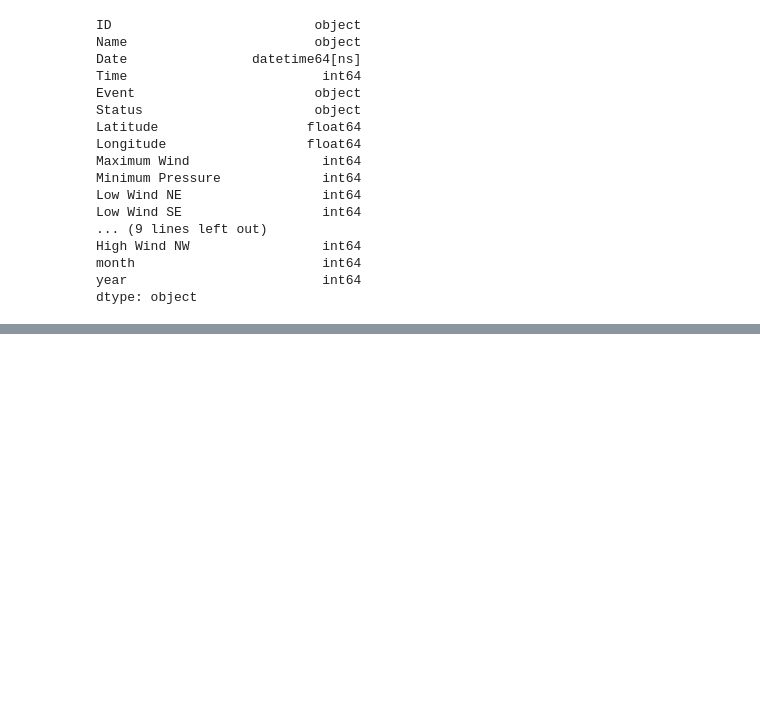
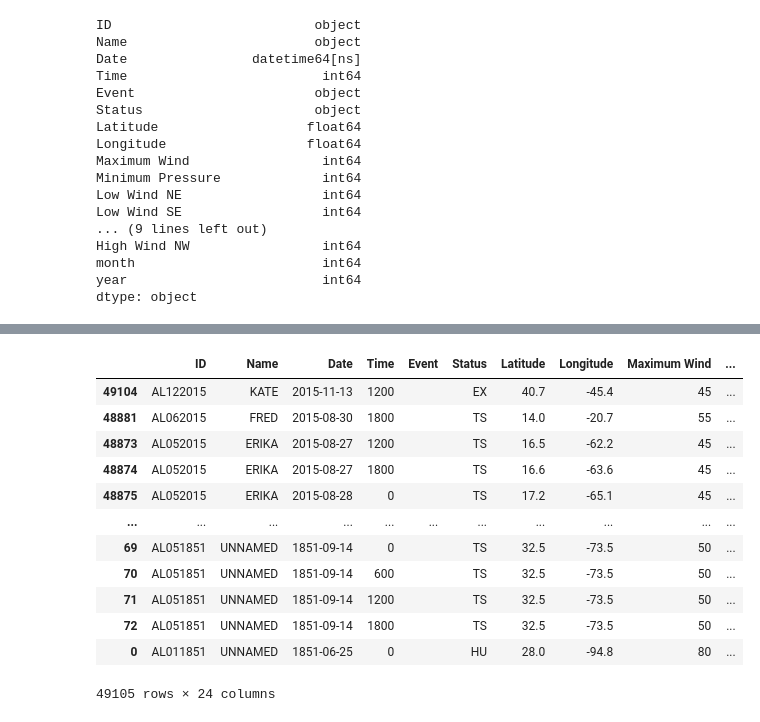
Before and after one commit to reneroliveira/Hurricane_Project, a Jupyter notebook: Exploratory_Data_Analysis.ipynb, the cells around one changed output, grey strips where cells are left out. Saved outputs shown, nothing was run; the diff lists cells and outputs as text; code cells hidden in the pictures; blank space fills up the shorter version.

```diff
--- a/Exploratory_Data_Analysis.ipynb
+++ b/Exploratory_Data_Analysis.ipynb
@@ -349,0 +357,16 @@ storm.plot()
+# %%
+df.sort_values(by='year',ascending=0)
+# %% [output]
+|  | ID | Name | Date | Time | Event | Status | Latitude | Longitude | Maximum Wind | ... |
+| 49104 | AL122015 | KATE | 2015-11-13 | 1200 |  | EX | 40.7 | -45.4 | 45 | ... |
+| 48881 | AL062015 | FRED | 2015-08-30 | 1800 |  | TS | 14.0 | -20.7 | 55 | ... |
+| 48873 | AL052015 | ERIKA | 2015-08-27 | 1200 |  | TS | 16.5 | -62.2 | 45 | ... |
+| 48874 | AL052015 | ERIKA | 2015-08-27 | 1800 |  | TS | 16.6 | -63.6 | 45 | ... |
+| 48875 | AL052015 | ERIKA | 2015-08-28 | 0 |  | TS | 17.2 | -65.1 | 45 | ... |
+| ... | ... | ... | ... | ... | ... | ... | ... | ... | ... | ... |
+| 69 | AL051851 | UNNAMED | 1851-09-14 | 0 |  | TS | 32.5 | -73.5 | 50 | ... |
+| 70 | AL051851 | UNNAMED | 1851-09-14 | 600 |  | TS | 32.5 | -73.5 | 50 | ... |
+| 71 | AL051851 | UNNAMED | 1851-09-14 | 1200 |  | TS | 32.5 | -73.5 | 50 | ... |
+| 72 | AL051851 | UNNAMED | 1851-09-14 | 1800 |  | TS | 32.5 | -73.5 | 50 | ... |
+| 0 | AL011851 | UNNAMED | 1851-06-25 | 0 |  | HU | 28.0 | -94.8 | 80 | ... |
+49105 rows × 24 columns
```
Also changed, not shown: parts of 4 cells of this notebook.
